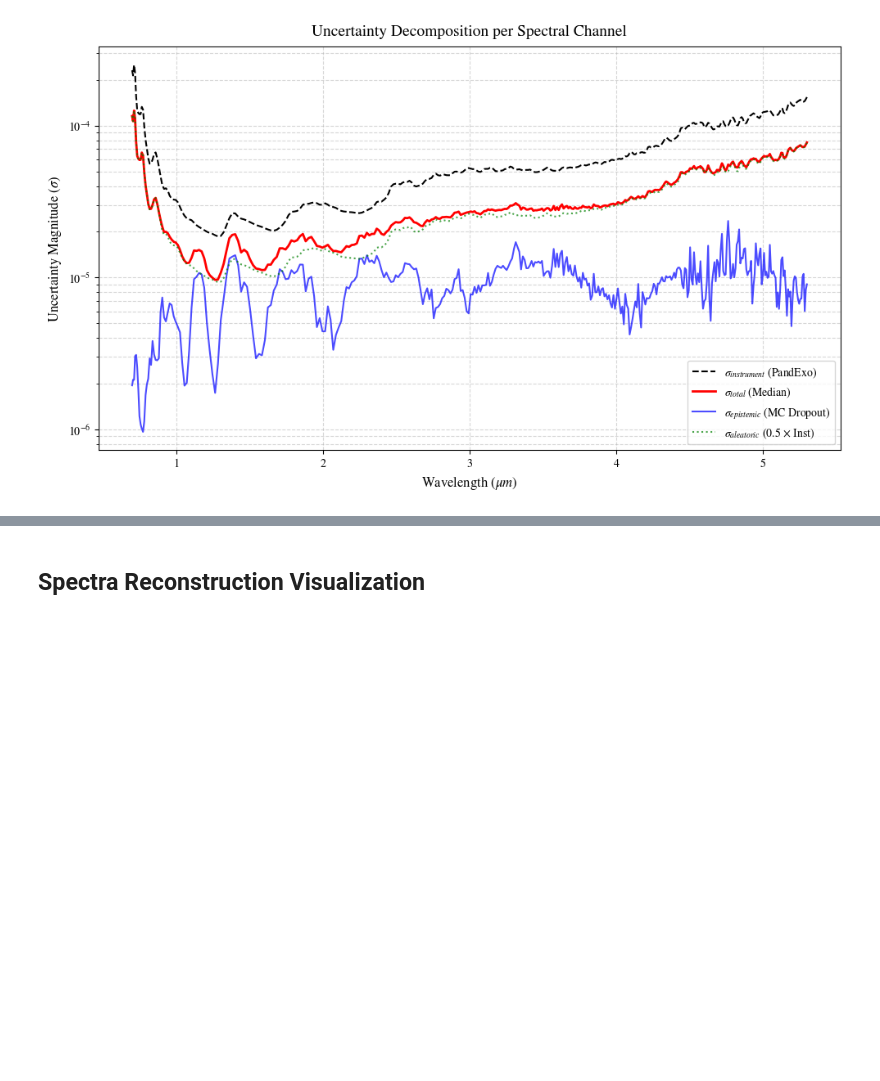
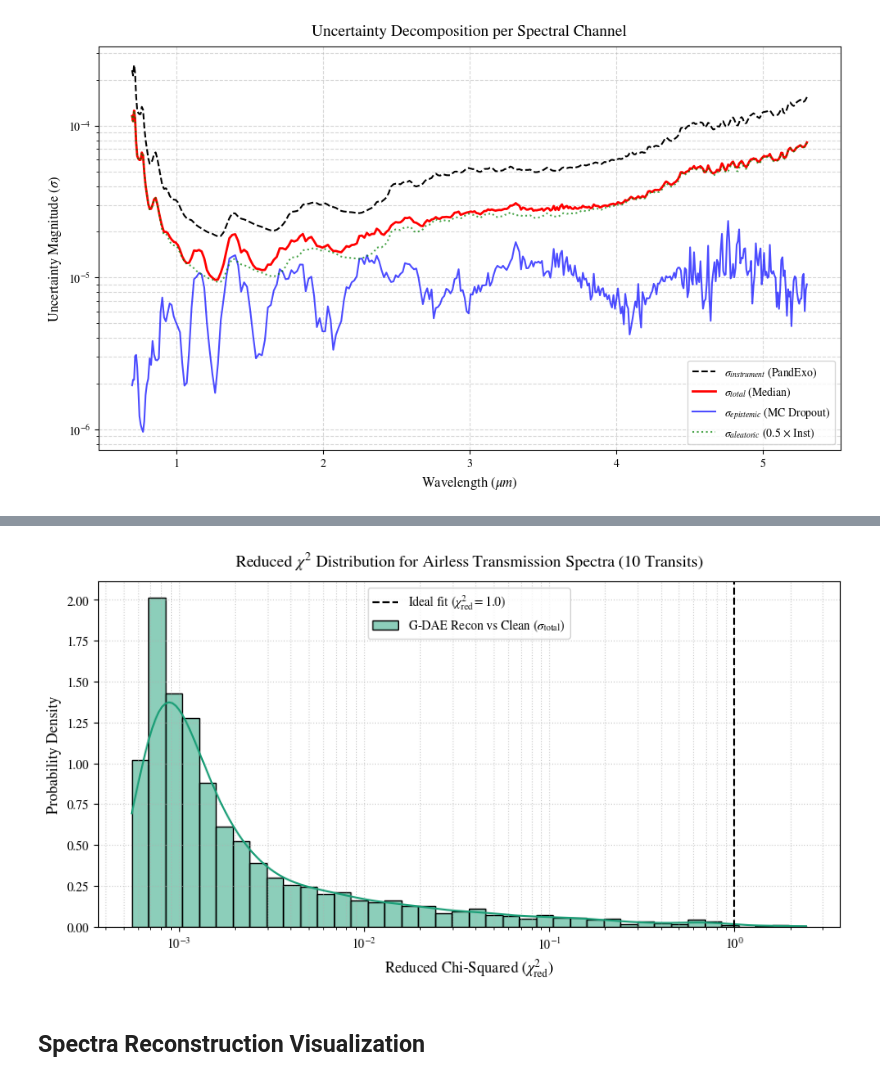
Before and after one commit to D4san/gdaespec, a Jupyter notebook: training-and-experiments/Earth_like_Atmosphere/02_G-DAE_Analysis.ipynb, the cells around one changed output, grey strips where cells are left out. Cells and saved outputs as stored; diff of their text form; code cells hidden in the pictures; blank space fills up the shorter version.

```diff
--- a/training-and-experiments/Earth_like_Atmosphere/02_G-DAE_Analysis.ipynb
+++ b/training-and-experiments/Earth_like_Atmosphere/02_G-DAE_Analysis.ipynb
@@ -913,6 +919,7 @@ X_noisy = np.asarray(X_noisy_raw)
 
 # Instrumental noise vector (1D, per wavelength)
 sigma_inst = np.asarray(noise_vector)
+is_airless = uq["is_airless"] if "is_airless" in uq.files else None
 # %%
 # --- Evaluation: Chi-Squared & Coverage ---
 
@@ -984,3 +995,66 @@ plt.show()
+# %%
+# --- Reduced Chi-Squared Analysis for Airless Spectra ---
+
+# Filter airless spectra
+if 'is_airless' not in globals() or is_airless is None:
+    # Fallback to airless slice if mask is not directly available
+    n_airless = int(10 * counts.get("Airless", 300))
+    is_airless = np.zeros(X_clean_raw.shape[0], dtype=bool)
+    is_airless[-n_airless:] = True
+
+X_clean_airless = X_clean_raw.values[is_airless]
+recon_airless = recon_mean[is_airless]
+sigma_tot_airless = np.clip(sigma_total[is_airless], 1e-12, np.inf)
+
+# Compute Reduced Chi-Squared (chi2_r with p=0 degrees of freedom consumed)
+chi2r_airless_recon_tot = chi2_r(recon_airless, X_clean_airless, sigma_tot_airless, p=0)
+
+# --- Plot Airless Reduced Chi-Squared Distribution ---
+fig, ax = plt.subplots(figsize=(9, 5))
+
+sns.histplot(
+    chi2r_airless_recon_tot,
+    kde=True,
+    stat="density",
+    color="#1b9e77",
+    label=r"G-DAE Recon vs Clean ($\sigma_{\mathrm{total}}$)",
+    alpha=0.50,
+    bins=40,
+    log_scale=True,
+    ax=ax,
+)
+
+# Reference line at ideal reduced chi2 = 1.0
+ax.axvline(
+    1.0,
+    color="black",
+    linestyle="--",
+    linewidth=1.5,
+    label=r"Ideal fit ($\chi^2_{\mathrm{red}} = 1.0$)",
+    zorder=10,
+)
+
+ax.set_xlabel(r"Reduced Chi-Squared ($\chi^2_{\mathrm{red}}$)", fontsize=12)
+ax.set_ylabel("Probability Density", fontsize=12)
+ax.set_title(
+    r"Reduced $\chi^2$ Distribution for Airless Transmission Spectra (10 Transits)",
+    fontsize=13,
+    pad=12,
+)
+ax.legend(fontsize=10)
+ax.grid(True, which="both", linestyle=":", alpha=0.6)
+
+plt.tight_layout()
+
+# Save plot
+save_dir = "plots"
+os.makedirs(save_dir, exist_ok=True)
+plt.savefig(os.path.join(save_dir, "airless_chi2r_distribution.png"), dpi=300, bbox_inches="tight")
+plt.savefig(os.path.join(save_dir, "airless_chi2r_distribution.pdf"), dpi=300, bbox_inches="tight")
+
+plt.show()
+# %% [output]
+[figure, added]
 # %% [markdown]
 ## Spectra Reconstruction Visualization
 # %%
```
Also changed, not shown: parts of 4 cells of this notebook, 9 other files.
